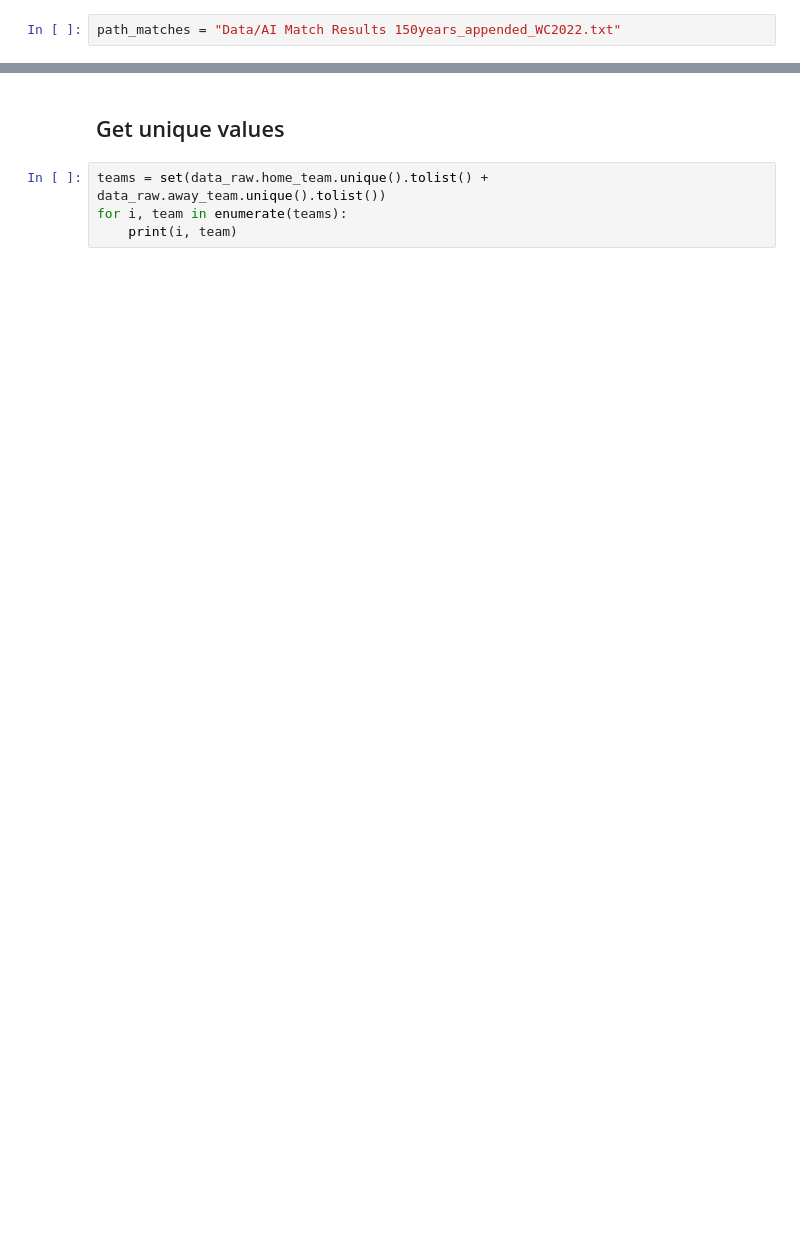
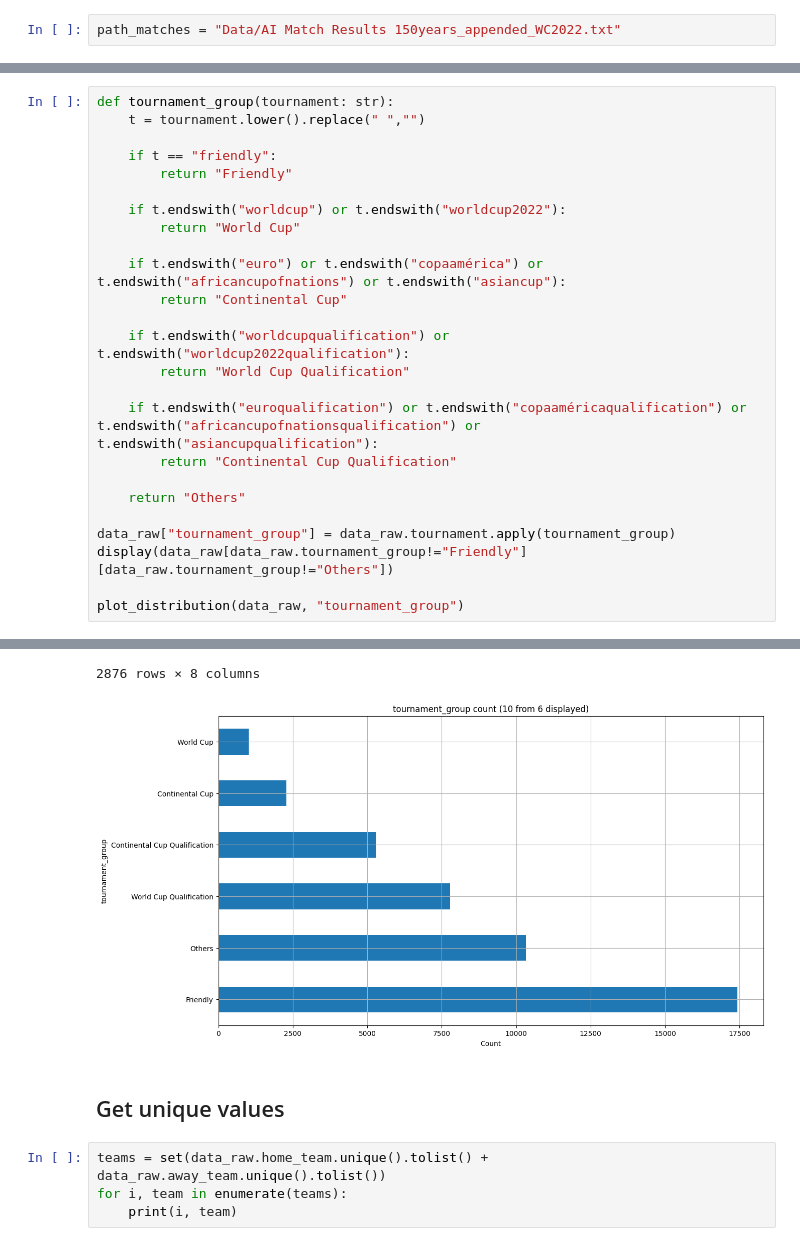
Before and after one commit to bulkam/AIMatch, a Jupyter notebook: EDA_m.ipynb, the cells around one changed output, grey strips where cells are left out. Drawn from its saved outputs; the diff is of its cells as text; blank space fills up the shorter version.

```diff
--- a/EDA_m.ipynb
+++ b/EDA_m.ipynb
@@ -37,0 +114,26 @@ display(data_raw.tail(50))
+# %%
+def tournament_group(tournament: str):
+    t = tournament.lower().replace(" ","")
+
+    if t == "friendly":
+        return "Friendly"
+
+    if t.endswith("worldcup") or t.endswith("worldcup2022"):
+        return "World Cup"
+
+    if t.endswith("euro") or t.endswith("copaamérica") or t.endswith("africancupofnations") or t.endswith("asiancup"):
+        return "Continental Cup"
+
+    if t.endswith("worldcupqualification") or t.endswith("worldcup2022qualification"):
+        return "World Cup Qualification"
+
+    if t.endswith("euroqualification") or t.endswith("copaaméricaqualification") or t.endswith("africancupofnationsqualification") or t.endswith("asiancupqualification"):
+        return "Continental Cup Qualification"
+
+    return "Others"
+
+data_raw["tournament_group"] = data_raw.tournament.apply(tournament_group)
+display(data_raw[data_raw.tournament_group!="Friendly"][data_raw.tournament_group!="Others"])
+
+plot_distribution(data_raw, "tournament_group")
+# %% [output]
@@ -38,3 +152,5 @@ display(data_raw.tail(50))
+2876 rows × 8 columns
+[figure, added]
 # %% [markdown]
 ## Get unique values
 # %%
```
Also changed, not shown: parts of 13 cells of this notebook, 2 other files.
